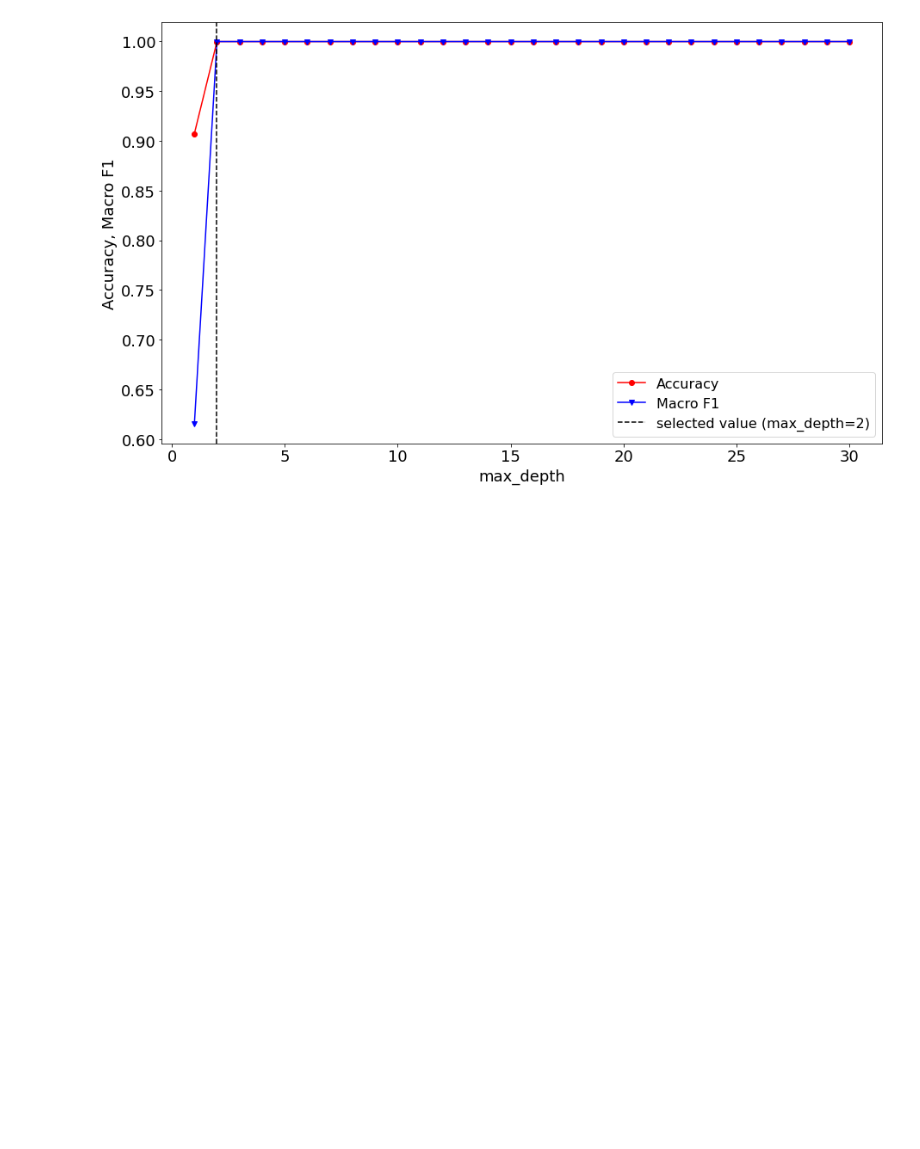
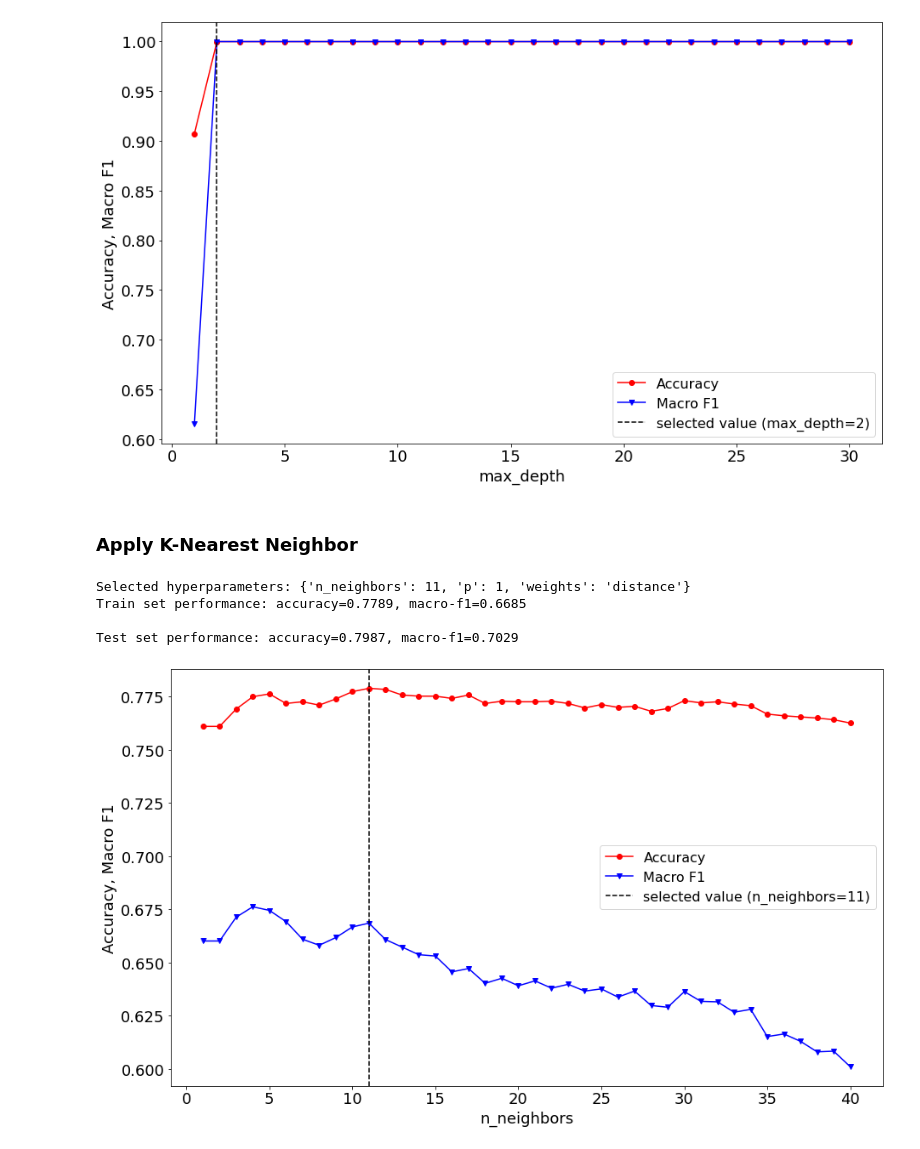
Before and after one commit to RifatIslamOmio/Weather-WaterLevel-Prediction-ML, a Jupyter notebook: Notebooks/apply_mlAlgo.ipynb, the cells around one changed output. Drawn from its saved outputs; the diff is of its cells as text; code cells hidden in the pictures; blank space fills up the shorter version.

Commit message:
Update ML algo notebook, KNN for Classification added #8

```diff
--- a/Notebooks/apply_mlAlgo.ipynb
+++ b/Notebooks/apply_mlAlgo.ipynb
@@ -211,3 +211,5 @@ model_params = dict(criterion='gini', max_depth=2, random_state=RAND_SEED)
 showEvalutationGraph_classification(DecisionTreeClassifier, X_train, y_train, 'max_depth', max_depths, 2, model_params)
 # %% [output]
 [figure]
+# %% [markdown]
+### Apply K-Nearest Neighbor
@@ -213,0 +218,29 @@ showEvalutationGraph_classification(DecisionTreeClassifier, X_train, y_train, 'm
+# %%
+# KNN Model
+model = KNeighborsClassifier(metric='minkowski')
+# dictionary of hyper-parameters
+n_neighbors = [x for x in range (1, 41)]
+param_grid = {'n_neighbors': n_neighbors, 'weights': ['uniform', 'distance'], 'p': [1, 2, 3, 4, 5]}
+
+# train model
+model, selected_hyperparams, train_accuracy, train_f1 = train_classification(model, param_grid, X_train, y_train)
+print(f'Selected hyperparameters: {selected_hyperparams}')
+# performance on the train set
+print(f'Train set performance: accuracy={train_accuracy}, macro-f1={train_f1}')
+
+print()
+
+# test model
+test_accuracy, test_f1 = eval_classification(model, X_test, y_test)
+# performance on the test set
+print(f'Test set performance: accuracy={test_accuracy}, macro-f1={test_f1}')
+# %% [output]
+Selected hyperparameters: {'n_neighbors': 11, 'p': 1, 'weights': 'distance'}
+Train set performance: accuracy=0.7789, macro-f1=0.6685
+
+Test set performance: accuracy=0.7987, macro-f1=0.7029
+# %%
+model_params = dict(metric='minkowski', weights='distance', p=1)
+showEvalutationGraph_classification(KNeighborsClassifier, X_train, y_train, 'n_neighbors', n_neighbors, 11, model_params)
+# %% [output]
+[figure, added]
```
Also changed, not shown: parts of 2 cells of this notebook.
